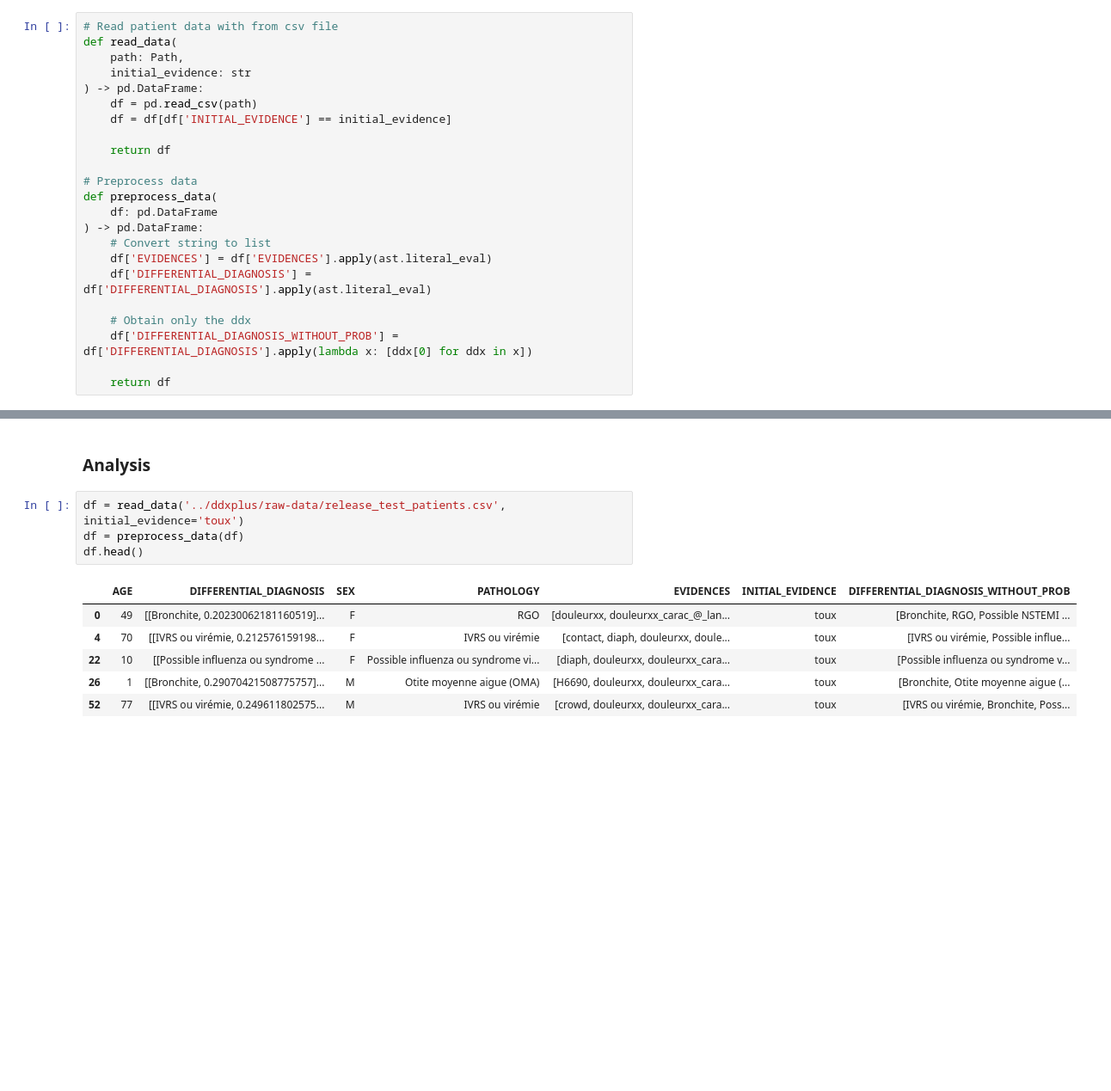
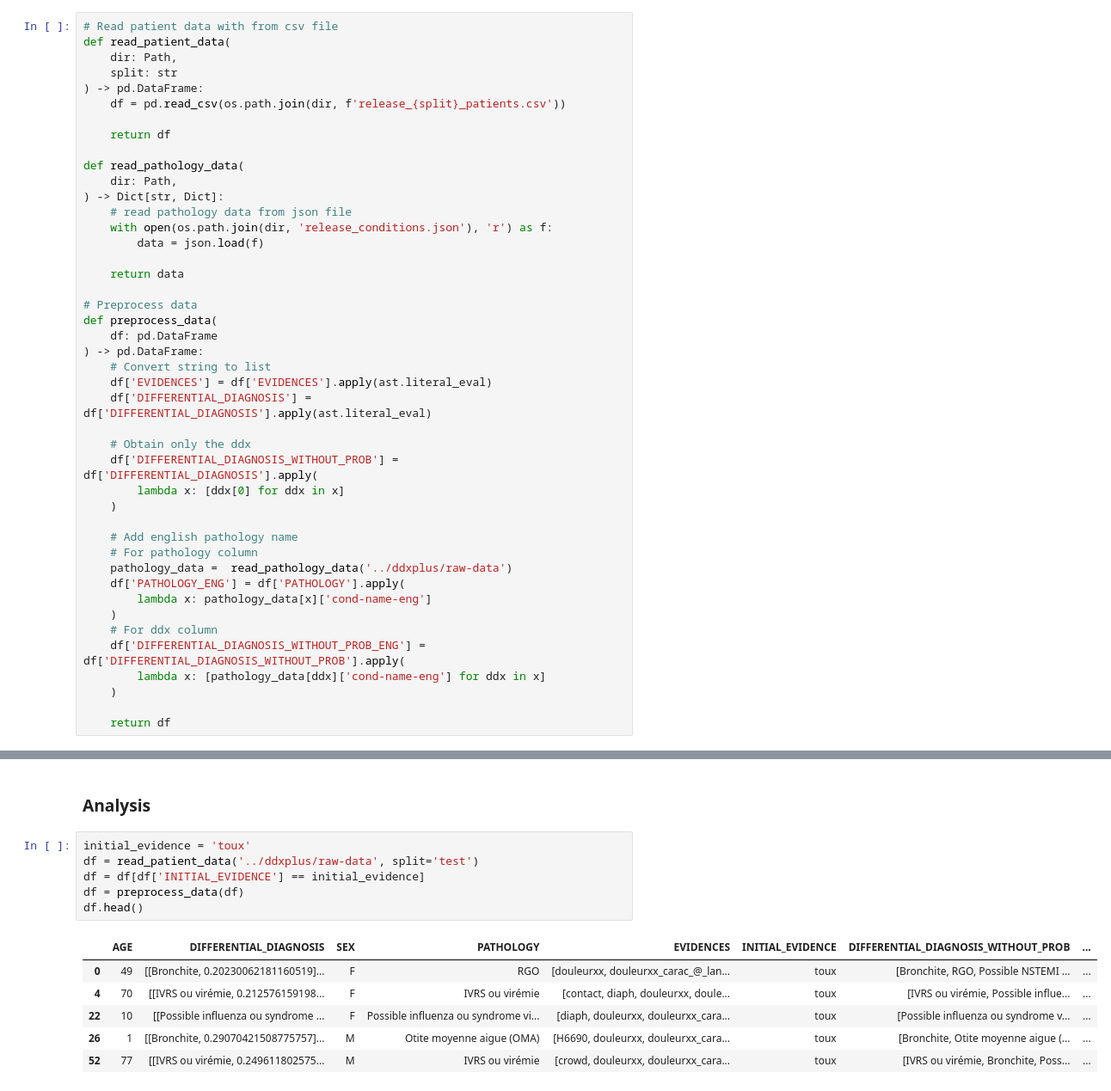
Before and after one commit to nlplab-best-team/diagnostic-reasoning, a Jupyter notebook: eda/analysis_initial-evidence.ipynb, the cells around one changed output, grey strips where cells are left out. Shown at 86% size. Drawn from its saved outputs; the diff is of its cells as text; blank space fills up the shorter version.

```diff
--- a/eda/analysis_initial-evidence.ipynb
+++ b/eda/analysis_initial-evidence.ipynb
@@ -14,14 +15,22 @@ Matplotlib created a temporary config/cache directory at /tmp/matplotlib-yyy4pnn
 ### Functions for data processing
 # %%
 # Read patient data with from csv file
-def read_data(
-    path: Path,
-    initial_evidence: str
+def read_patient_data(
+    dir: Path,
+    split: str
 ) -> pd.DataFrame:
-    df = pd.read_csv(path)
-    df = df[df['INITIAL_EVIDENCE'] == initial_evidence]
+    df = pd.read_csv(os.path.join(dir, f'release_{split}_patients.csv'))
 
     return df
+
+def read_pathology_data(
+    dir: Path,
+) -> Dict[str, Dict]:
+    # read pathology data from json file
+    with open(os.path.join(dir, 'release_conditions.json'), 'r') as f:
+        data = json.load(f)
+
+    return data
 
 # Preprocess data
 def preprocess_data(
@@ -32,7 +41,20 @@ def preprocess_data(
     df['DIFFERENTIAL_DIAGNOSIS'] = df['DIFFERENTIAL_DIAGNOSIS'].apply(ast.literal_eval)
 
     # Obtain only the ddx
-    df['DIFFERENTIAL_DIAGNOSIS_WITHOUT_PROB'] = df['DIFFERENTIAL_DIAGNOSIS'].apply(lambda x: [ddx[0] for ddx in x])
+    df['DIFFERENTIAL_DIAGNOSIS_WITHOUT_PROB'] = df['DIFFERENTIAL_DIAGNOSIS'].apply(
+        lambda x: [ddx[0] for ddx in x]
+    )
+
+    # Add english pathology name
+    # For pathology column
+    pathology_data =  read_pathology_data('../ddxplus/raw-data')
+    df['PATHOLOGY_ENG'] = df['PATHOLOGY'].apply(
+        lambda x: pathology_data[x]['cond-name-eng']
+    )
+    # For ddx column
+    df['DIFFERENTIAL_DIAGNOSIS_WITHOUT_PROB_ENG'] = df['DIFFERENTIAL_DIAGNOSIS_WITHOUT_PROB'].apply(
+        lambda x: [pathology_data[ddx]['cond-name-eng'] for ddx in x]
+    )
 
     return df
 # %% [markdown]
@@ -102,16 +124,18 @@ def plot_catagorical_feature_distribution_for_each_pathology(
 # %% [markdown]
 ### Analysis
 # %%
-df = read_data('../ddxplus/raw-data/release_test_patients.csv', initial_evidence='toux')
+initial_evidence = 'toux'
+df = read_patient_data('../ddxplus/raw-data', split='test')
+df = df[df['INITIAL_EVIDENCE'] == initial_evidence]
 df = preprocess_data(df)
 df.head()
 # %% [output]
-|  | AGE | DIFFERENTIAL_DIAGNOSIS | SEX | PATHOLOGY | EVIDENCES | INITIAL_EVIDENCE | DIFFERENTIAL_DIAGNOSIS_WITHOUT_PROB |
-| 0 | 49 | [[Bronchite, 0.20230062181160519]... | F | RGO | [douleurxx, douleurxx_carac_@_lan... | toux | [Bronchite, RGO, Possible NSTEMI ... |
-| 4 | 70 | [[IVRS ou virémie, 0.212576159198... | F | IVRS ou virémie | [contact, diaph, douleurxx, doule... | toux | [IVRS ou virémie, Possible influe... |
-| 22 | 10 | [[Possible influenza ou syndrome ... | F | Possible influenza ou syndrome vi... | [diaph, douleurxx, douleurxx_cara... | toux | [Possible influenza ou syndrome v... |
-| 26 | 1 | [[Bronchite, 0.29070421508775757]... | M | Otite moyenne aigue (OMA) | [H6690, douleurxx, douleurxx_cara... | toux | [Bronchite, Otite moyenne aigue (... |
-| 52 | 77 | [[IVRS ou virémie, 0.249611802575... | M | IVRS ou virémie | [crowd, douleurxx, douleurxx_cara... | toux | [IVRS ou virémie, Bronchite, Poss... |
+|  | AGE | DIFFERENTIAL_DIAGNOSIS | SEX | PATHOLOGY | EVIDENCES | INITIAL_EVIDENCE | DIFFERENTIAL_DIAGNOSIS_WITHOUT_PROB | ... |
+| 0 | 49 | [[Bronchite, 0.20230062181160519]... | F | RGO | [douleurxx, douleurxx_carac_@_lan... | toux | [Bronchite, RGO, Possible NSTEMI ... | ... |
+| 4 | 70 | [[IVRS ou virémie, 0.212576159198... | F | IVRS ou virémie | [contact, diaph, douleurxx, doule... | toux | [IVRS ou virémie, Possible influe... | ... |
+| 22 | 10 | [[Possible influenza ou syndrome ... | F | Possible influenza ou syndrome vi... | [diaph, douleurxx, douleurxx_cara... | toux | [Possible influenza ou syndrome v... | ... |
+| 26 | 1 | [[Bronchite, 0.29070421508775757]... | M | Otite moyenne aigue (OMA) | [H6690, douleurxx, douleurxx_cara... | toux | [Bronchite, Otite moyenne aigue (... | ... |
+| 52 | 77 | [[IVRS ou virémie, 0.249611802575... | M | IVRS ou virémie | [crowd, douleurxx, douleurxx_cara... | toux | [IVRS ou virémie, Bronchite, Poss... | ... |
 # %%
 df.info()
 # %% [output]
```
Also changed, not shown: parts of 6 cells of this notebook.
